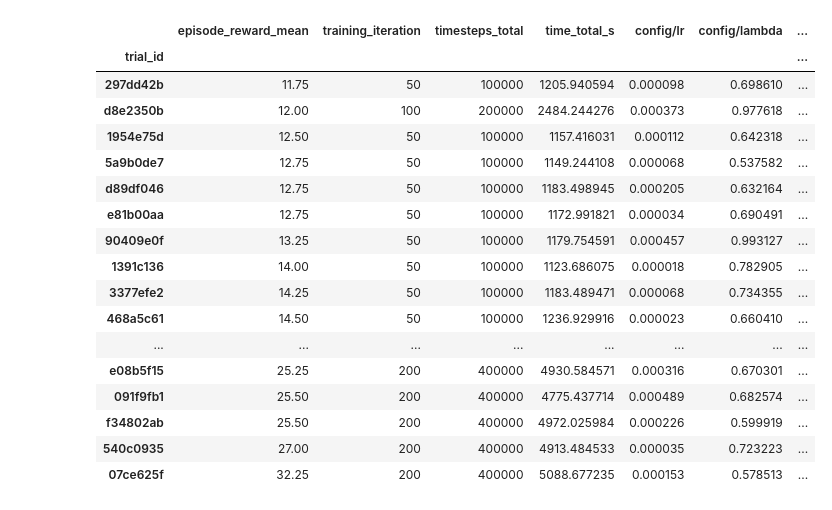
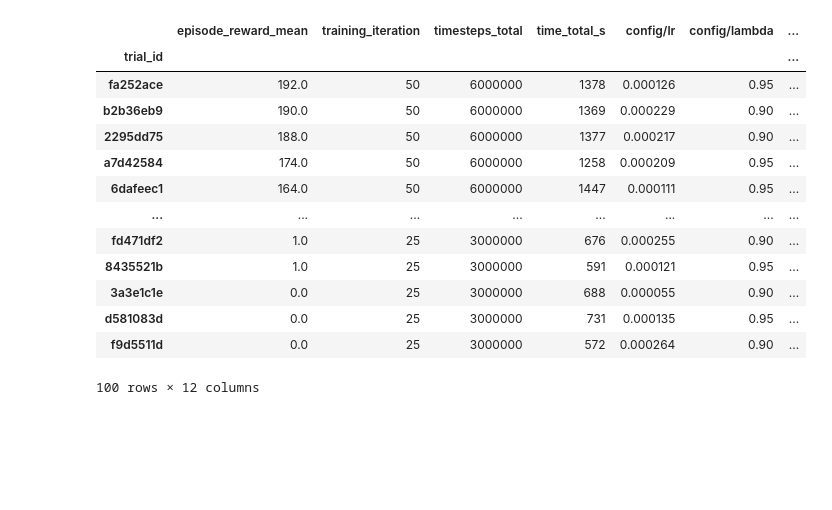
Before and after one commit to willis-richard/meltingpot, a Jupyter notebook: reward_transfer/results.ipynb, the cells around one changed output. Saved outputs shown, nothing was run; the diff lists cells and outputs as text; code cells hidden in the pictures; blank space fills up the shorter version.

Commit message:
Add clean_up_simple_random

```diff
--- a/reward_transfer/results.ipynb
+++ b/reward_transfer/results.ipynb
@@ -1,6 +1,8 @@
 # %%
 from ray import tune
 
-INPUT = "/home/richard/repo/forks/meltingpot/results/optuna/coins/experiment_state-2024-02-05_22-24-11.json"
+# INPUT = "/home/richard/repo/forks/meltingpot/results/optuna/coins/experiment_state-2024-02-05_22-24-11.json"
+
+INPUT = "/scratch/users/k21075402/optuna_single/clean_up_simple_single/experiment_state-2024-04-19_13-38-31.json"
 
 df = tune.ExperimentAnalysis(INPUT).results_df
@@ -25,25 +45,23 @@ df = tune.ExperimentAnalysis(INPUT).results_df
  'config/min_train_timesteps_per_iteration',
  'config/min_sample_timesteps_per_iteration']
 # %%
-cols = ['episode_reward_mean', 'training_iteration', 'timesteps_total', 'time_total_s', 'config/lr', 'config/lambda',
-        'config/vf_loss_coeff', 'config/entropy_coeff', 'config/clip_param', 'config/vf_clip_param']
-df[cols].sort_values(['episode_reward_mean'])
+cols = ['episode_reward_mean', 'training_iteration', 'timesteps_total', 'time_total_s', 'config/lr', 'config/lambda', 'config/clip_param', 'config/vf_clip_param',
+        'config/vf_loss_coeff', 'config/entropy_coeff', 'config/sgd_minibatch_size', 'config/num_sgd_iter']
+df['time_total_s'] = df['time_total_s'].astype(int)
+df['episode_reward_mean'] = df['episode_reward_mean'].round()
+df[cols].sort_values(['episode_reward_mean'], ascending=False)
 # %% [output]
 |  | episode_reward_mean | training_iteration | timesteps_total | time_total_s | config/lr | config/lambda | ... |
 | trial_id |  |  |  |  |  |  | ... |
-| 297dd42b | 11.75 | 50 | 100000 | 1205.940594 | 0.000098 | 0.698610 | ... |
-| d8e2350b | 12.00 | 100 | 200000 | 2484.244276 | 0.000373 | 0.977618 | ... |
-| 1954e75d | 12.50 | 50 | 100000 | 1157.416031 | 0.000112 | 0.642318 | ... |
-| 5a9b0de7 | 12.75 | 50 | 100000 | 1149.244108 | 0.000068 | 0.537582 | ... |
-| d89df046 | 12.75 | 50 | 100000 | 1183.498945 | 0.000205 | 0.632164 | ... |
-| e81b00aa | 12.75 | 50 | 100000 | 1172.991821 | 0.000034 | 0.690491 | ... |
-| 90409e0f | 13.25 | 50 | 100000 | 1179.754591 | 0.000457 | 0.993127 | ... |
-| 1391c136 | 14.00 | 50 | 100000 | 1123.686075 | 0.000018 | 0.782905 | ... |
-| 3377efe2 | 14.25 | 50 | 100000 | 1183.489471 | 0.000068 | 0.734355 | ... |
-| 468a5c61 | 14.50 | 50 | 100000 | 1236.929916 | 0.000023 | 0.660410 | ... |
+| fa252ace | 192.0 | 50 | 6000000 | 1378 | 0.000126 | 0.95 | ... |
+| b2b36eb9 | 190.0 | 50 | 6000000 | 1369 | 0.000229 | 0.90 | ... |
+| 2295dd75 | 188.0 | 50 | 6000000 | 1377 | 0.000217 | 0.90 | ... |
+| a7d42584 | 174.0 | 50 | 6000000 | 1258 | 0.000209 | 0.95 | ... |
+| 6dafeec1 | 164.0 | 50 | 6000000 | 1447 | 0.000111 | 0.95 | ... |
 | ... | ... | ... | ... | ... | ... | ... | ... |
-| e08b5f15 | 25.25 | 200 | 400000 | 4930.584571 | 0.000316 | 0.670301 | ... |
-| 091f9fb1 | 25.50 | 200 | 400000 | 4775.437714 | 0.000489 | 0.682574 | ... |
-| f34802ab | 25.50 | 200 | 400000 | 4972.025984 | 0.000226 | 0.599919 | ... |
-| 540c0935 | 27.00 | 200 | 400000 | 4913.484533 | 0.000035 | 0.723223 | ... |
-| 07ce625f | 32.25 | 200 | 400000 | 5088.677235 | 0.000153 | 0.578513 | ... |
+| fd471df2 | 1.0 | 25 | 3000000 | 676 | 0.000255 | 0.90 | ... |
+| 8435521b | 1.0 | 25 | 3000000 | 591 | 0.000121 | 0.95 | ... |
+| 3a3e1c1e | 0.0 | 25 | 3000000 | 688 | 0.000055 | 0.90 | ... |
+| d581083d | 0.0 | 25 | 3000000 | 731 | 0.000135 | 0.95 | ... |
+| f9d5511d | 0.0 | 25 | 3000000 | 572 | 0.000264 | 0.90 | ... |
+100 rows × 12 columns
```
Also changed, not shown: parts of 3 cells of this notebook, 5 other files.
